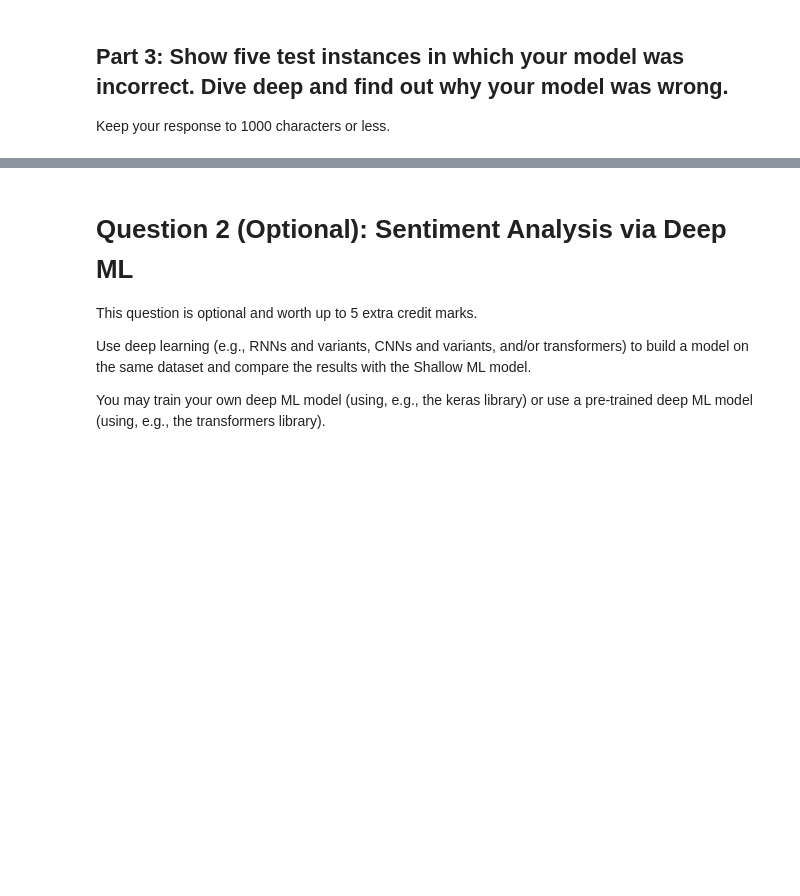
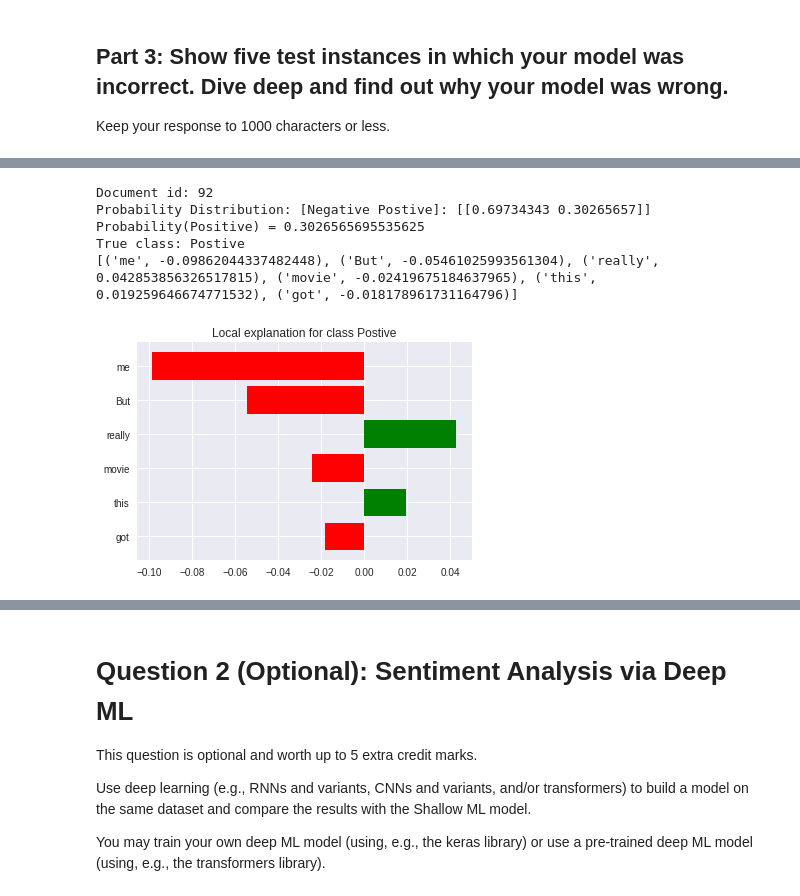
Before and after one commit to mohansameer1983/NLP, a Jupyter notebook: MMAI_2022_891_Individual_Assignment_Solution.ipynb, the cells around one changed output, grey strips where cells are left out. Cells and saved outputs as stored; diff of their text form; code cells hidden in the pictures; blank space fills up the shorter version.

```diff
--- a/MMAI_2022_891_Individual_Assignment_Solution.ipynb
+++ b/MMAI_2022_891_Individual_Assignment_Solution.ipynb
@@ -324,0 +556,27 @@ Insert answer here. (Feel free to create new code cells if necessary.)
+# %%
+###  Sentence-4 --> 'But this movie really got to me.' [Pred-0;Actual-1]  ####
+
+idx=92
+
+#We are using top 6 features from document, which impacted the model prediction
+exp = explainer.explain_instance(test_df.Sentence[idx], pipe_nb.predict_proba, num_features=6)
+print('Document id: %d' % idx)
+print('Probability Distribution: [Negative Postive]:',pipe_nb.predict_proba([test_df.Sentence[idx]]))
+print('Probability(Positive) =', pipe_nb.predict_proba([test_df.Sentence[idx]])[0,1])
+print('True class: %s' % class_names[test_df.Polarity[idx]])
+print(exp.as_list())
+%matplotlib inline
+fig = exp.as_pyplot_figure()
+
+###
+#  *** Conclusion *** - Explanation generated below shows, model predicted this sentence as 'negative'.
+#                       Again prediction for this sentence has been impacted by stop words like 'me', 'But', 'got'.
+#                       Interestingly, word 'movie' considered negative.
+###
+# %% [output]
+Document id: 92
+Probability Distribution: [Negative Postive]: [[0.69734343 0.30265657]]
+Probability(Positive) = 0.3026565695535625
+True class: Postive
+[('me', -0.09862044337482448), ('But', -0.05461025993561304), ('really', 0.042853856326517815), ('movie', -0.02419675184637965), ('this', 0.019259646674771532), ('got', -0.018178961731164796)]
+[figure, added]
```
Also changed, not shown: parts of 42 cells of this notebook.
